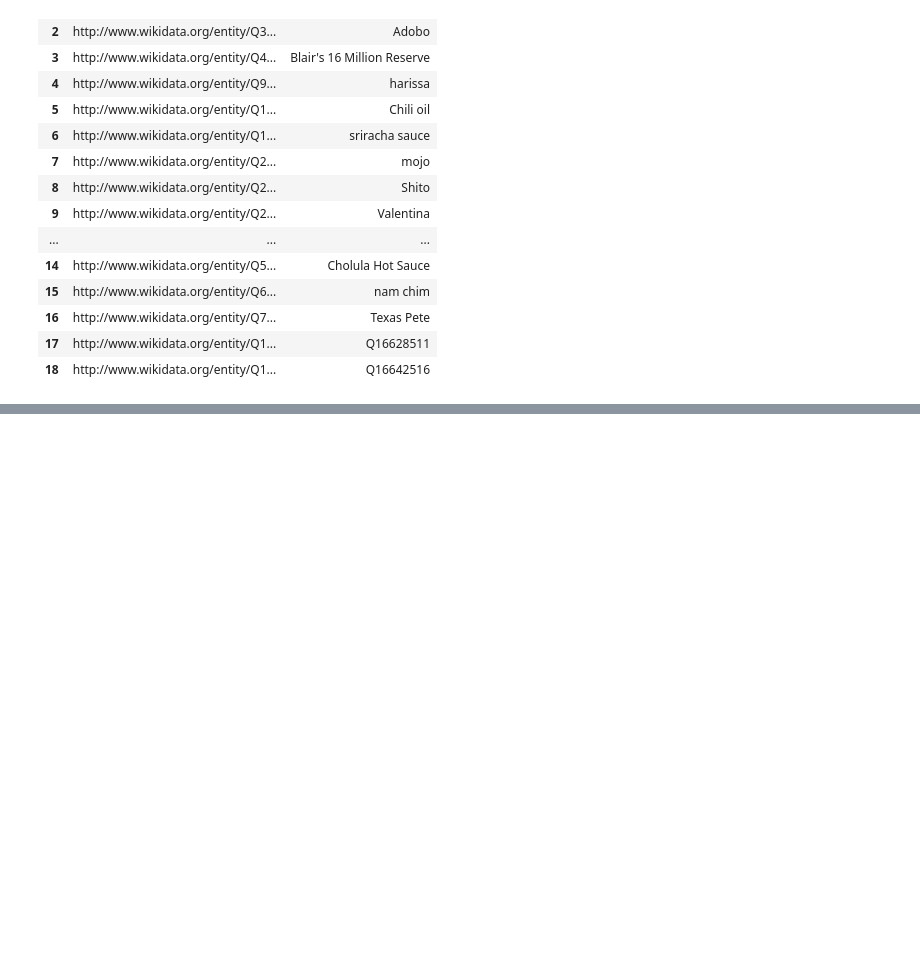
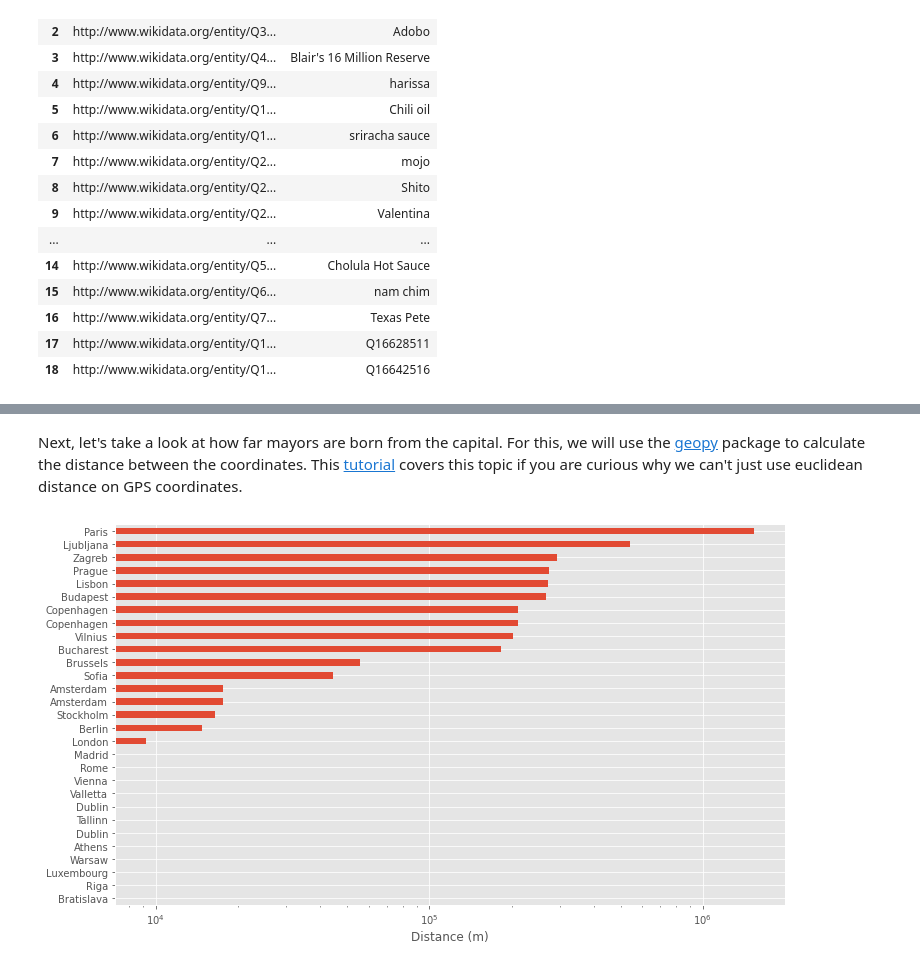
Before and after one commit to rsouza/Databases_Course, a Jupyter notebook: Notebooks/12_SPARQL.ipynb, the cells around one changed output, grey strips where cells are left out. Cells and saved outputs as stored; diff of their text form; code cells hidden in the pictures; blank space fills up the shorter version.

```diff
--- a/Notebooks/12_SPARQL.ipynb
+++ b/Notebooks/12_SPARQL.ipynb
@@ -173,0 +454,14 @@ results_df[['item.value', 'itemLabel.value']]
+# %% [markdown]
+Next, let's take a look at how far mayors are born from the capital. For this, we will use the [geopy](https://geopy.readthedocs.io/en/stable/) package to calculate the distance between the coordinates. This [tutorial](https://janakiev.com/blog/gps-points-distance-python/) covers this topic if you are curious why we can't just use euclidean distance on GPS coordinates.
+# %%
+from geopy.distance import distance
+
+coordinates = df[['capital_lon', 'capital_lat', 'birth_place_lon', 'birth_place_lat']]
+df['distance'] = [distance((lat0, lon0), (lat1, lon1)).m
+                for lon0, lat0, lon1, lat1 in coordinates.values]
+
+df['distance'].sort_values().plot(kind='barh', color='C0', logx=True, figsize=(12, 7))
+plt.xlabel('Distance (m)')
+plt.ylabel('');
+# %% [output]
+[figure, added]
```
Also changed, not shown: parts of 43 cells of this notebook, 5 other files.
